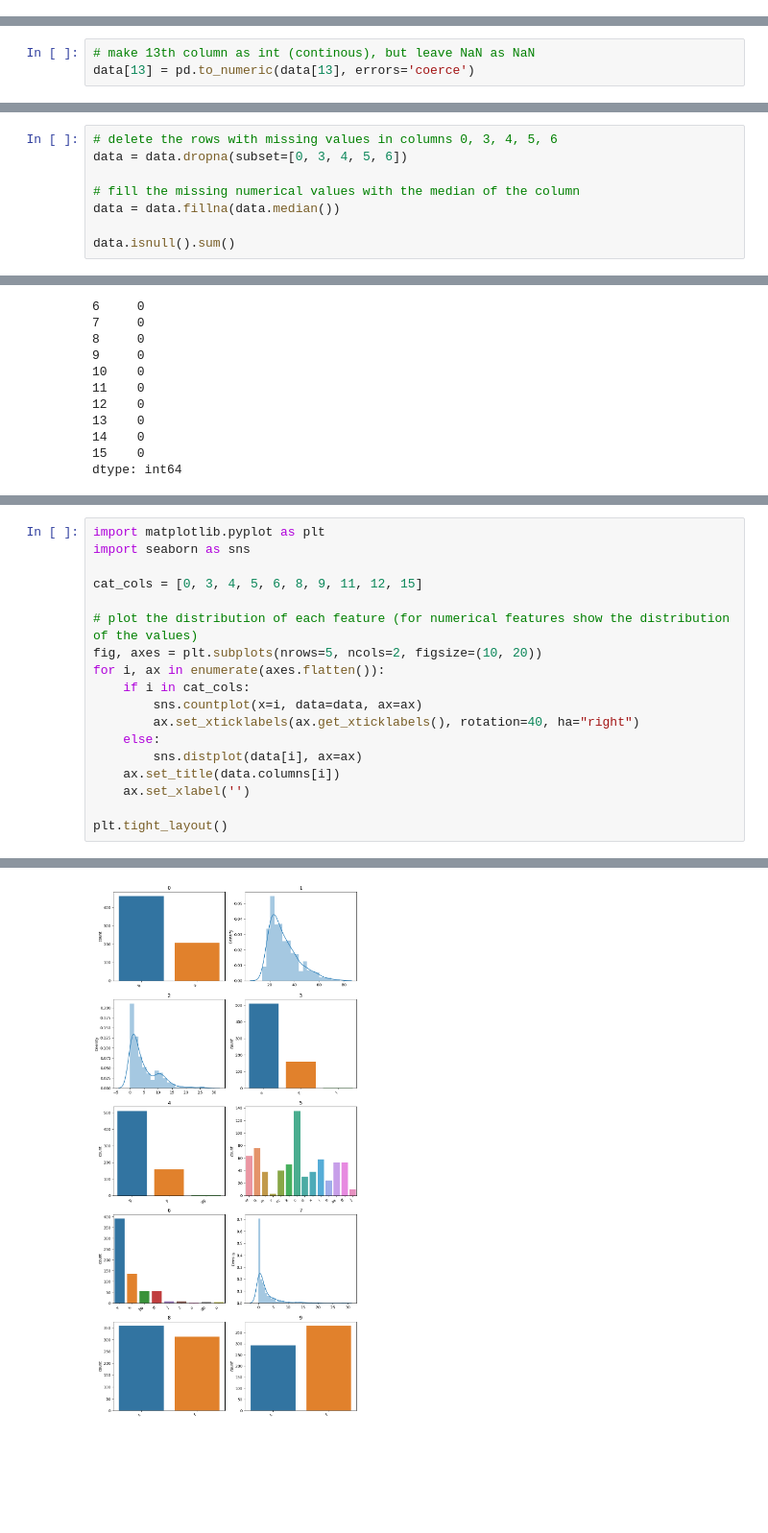
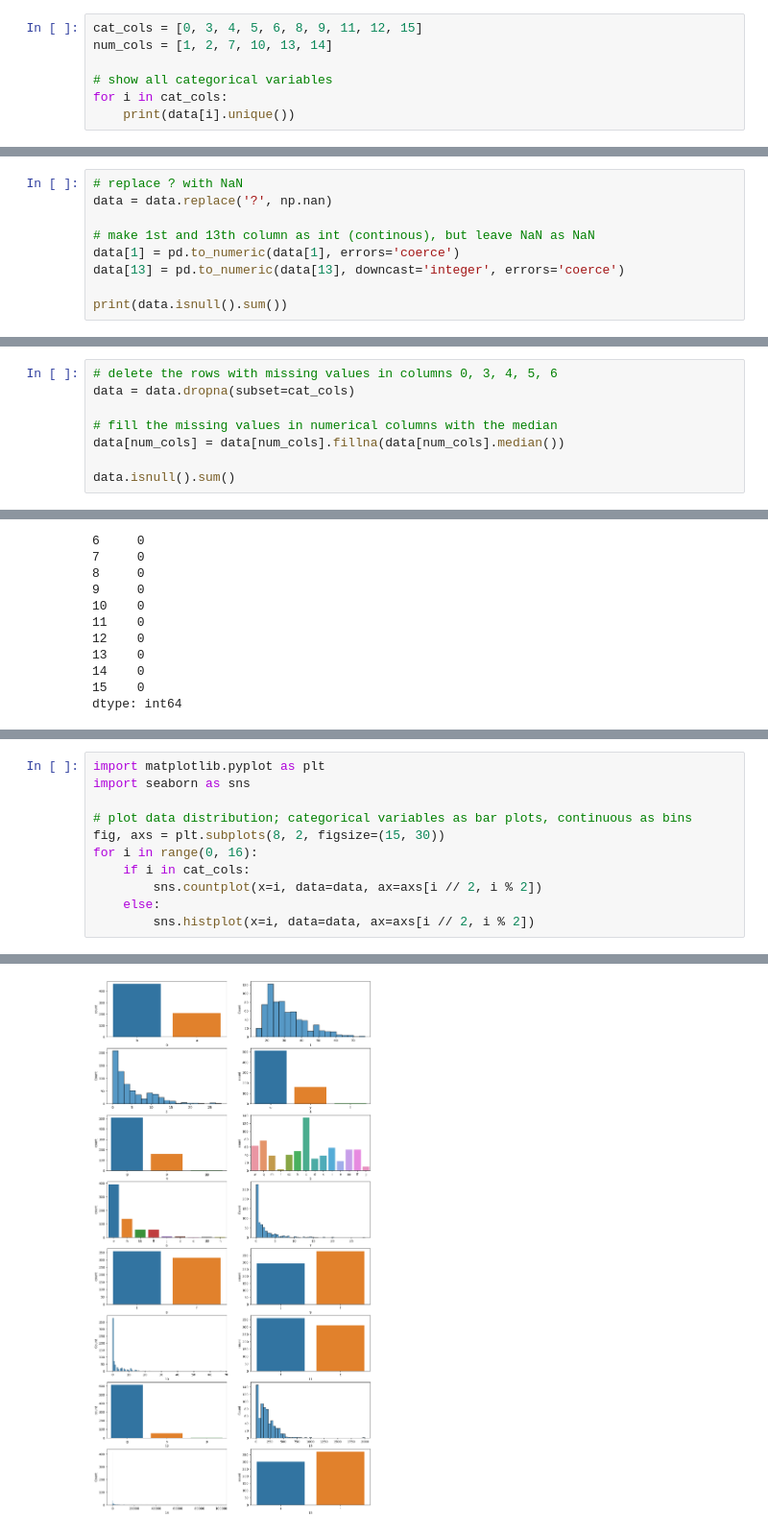
Before and after one commit to kappa243/puma_python, a Jupyter notebook: lab1/lab1.ipynb, the cells around one changed output, grey strips where cells are left out. Shown: that part at 96% size. Cells and saved outputs as stored; diff of their text form; blank space fills up the shorter version.

```diff
--- a/lab1/lab1.ipynb
+++ b/lab1/lab1.ipynb
@@ -42,0 +70,7 @@ data = data.replace('?', np.nan)
+# %%
+cat_cols = [0, 3, 4, 5, 6, 8, 9, 11, 12, 15]
+num_cols = [1, 2, 7, 10, 13, 14]
+
+# show all categorical variables
+for i in cat_cols:
+    print(data[i].unique())
@@ -43,3 +88,9 @@ data = data.replace('?', np.nan)
 # %%
-# make 13th column as int (continous), but leave NaN as NaN
-data[13] = pd.to_numeric(data[13], errors='coerce')
+# replace ? with NaN
+data = data.replace('?', np.nan)
+
+# make 1st and 13th column as int (continous), but leave NaN as NaN
+data[1] = pd.to_numeric(data[1], errors='coerce')
+data[13] = pd.to_numeric(data[13], downcast='integer', errors='coerce')
+
+print(data.isnull().sum())
@@ -61,9 +118,9 @@ data[13] = pd.to_numeric(data[13], errors='coerce')
 # %%
 # delete the rows with missing values in columns 0, 3, 4, 5, 6
-data = data.dropna(subset=[0, 3, 4, 5, 6])
+data = data.dropna(subset=cat_cols)
 
-# fill the missing numerical values with the median of the column
-data = data.fillna(data.median())
+# fill the missing values in numerical columns with the median
+data[num_cols] = data[num_cols].fillna(data[num_cols].median())
 
 data.isnull().sum()
 # %% [output]
@@ -91,18 +148,11 @@ macierzy rozrzutu (ang. scatter matrix).
 import matplotlib.pyplot as plt
 import seaborn as sns
 
-cat_cols = [0, 3, 4, 5, 6, 8, 9, 11, 12, 15]
-
-# plot the distribution of each feature (for numerical features show the distribution of the values)
-fig, axes = plt.subplots(nrows=5, ncols=2, figsize=(10, 20))
-for i, ax in enumerate(axes.flatten()):
+# plot data distribution; categorical variables as bar plots, continuous as bins
+fig, axs = plt.subplots(8, 2, figsize=(15, 30))
+for i in range(0, 16):
     if i in cat_cols:
-        sns.countplot(x=i, data=data, ax=ax)
-        ax.set_xticklabels(ax.get_xticklabels(), rotation=40, ha="right")
+        sns.countplot(x=i, data=data, ax=axs[i // 2, i % 2])
     else:
-        sns.distplot(data[i], ax=ax)
-    ax.set_title(data.columns[i])
-    ax.set_xlabel('')
-
-plt.tight_layout()
+        sns.histplot(x=i, data=data, ax=axs[i // 2, i % 2])
 # %% [output]
@@ -126,4 +159,4 @@ https://gist.github.com/mwaskom/de44147ed2974457ad6372750bbe5751
-[figure, old version]
+[figure, new version]
 # %%
 # show the correlation matrix; select only numerical features
 data_corr = data.drop(cat_cols, axis=1).corr()
```
Also changed, not shown: parts of 30 cells of this notebook, 1 other file.
